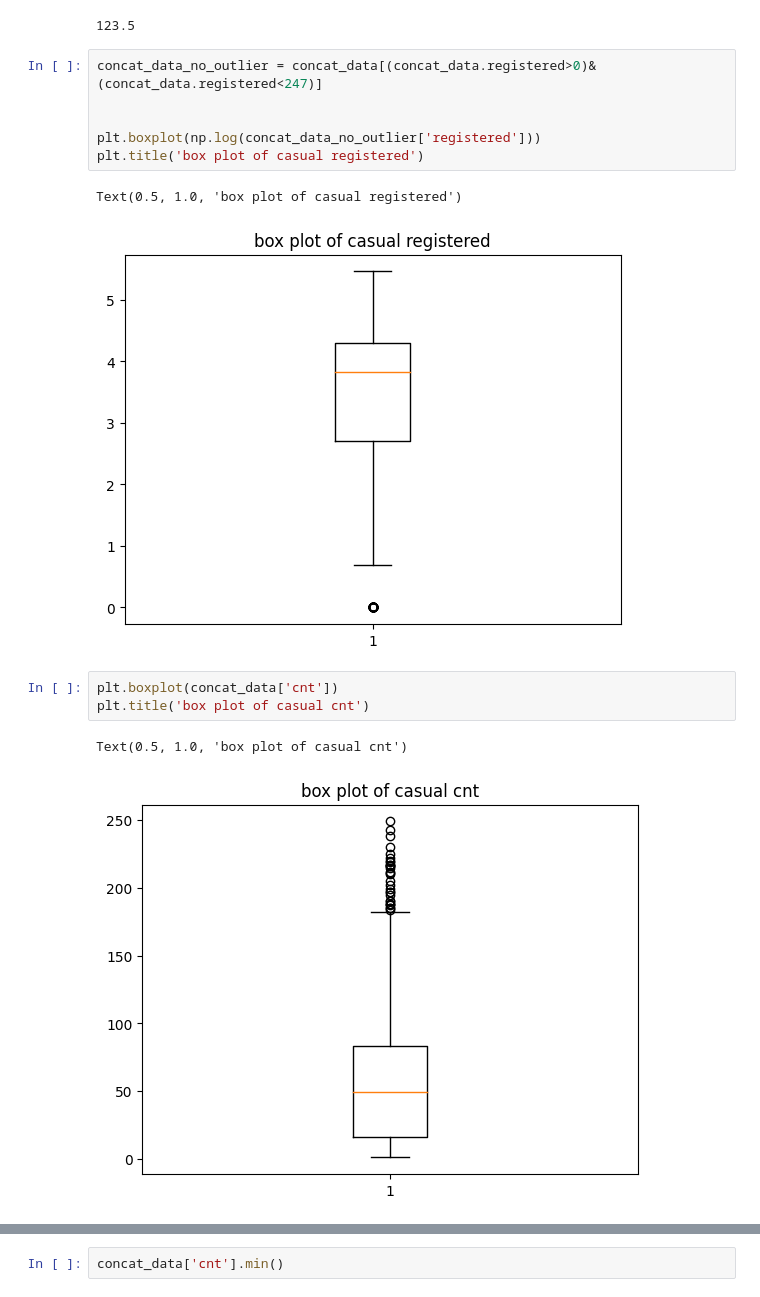
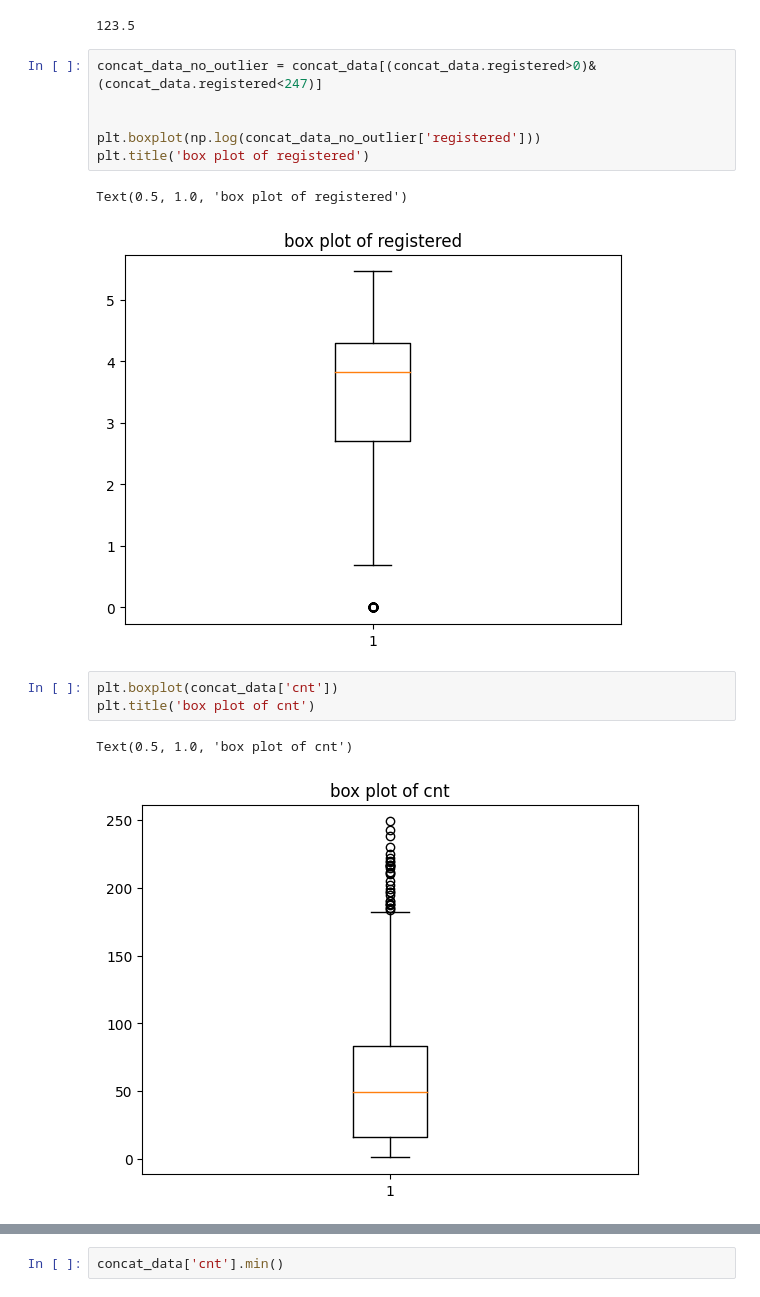
Before and after one commit to Savaliyaniks1/project_2, a Jupyter notebook: Project_2.ipynb, the cells around one changed output, grey strips where cells are left out. Drawn from its saved outputs; the diff is of its cells as text.

```diff
--- a/Project_2.ipynb
+++ b/Project_2.ipynb
@@ -596,16 +596,16 @@ print(iqr)
 # %%
 concat_data_no_outlier = concat_data[(concat_data.registered>0)&(concat_data.registered<247)]
 
 
 plt.boxplot(np.log(concat_data_no_outlier['registered']))
-plt.title('box plot of casual registered')
+plt.title('box plot of registered')
 # %% [output]
-Text(0.5, 1.0, 'box plot of casual registered')
+Text(0.5, 1.0, 'box plot of registered')
-[figure, old version]
+[figure, new version]
 # %%
 plt.boxplot(concat_data['cnt'])
-plt.title('box plot of casual cnt')
+plt.title('box plot of cnt')
 # %% [output]
-Text(0.5, 1.0, 'box plot of casual cnt')
+Text(0.5, 1.0, 'box plot of cnt')
-[figure, old version]
+[figure, new version]
 # %%
```
Also changed, not shown: parts of 4 cells of this notebook.
